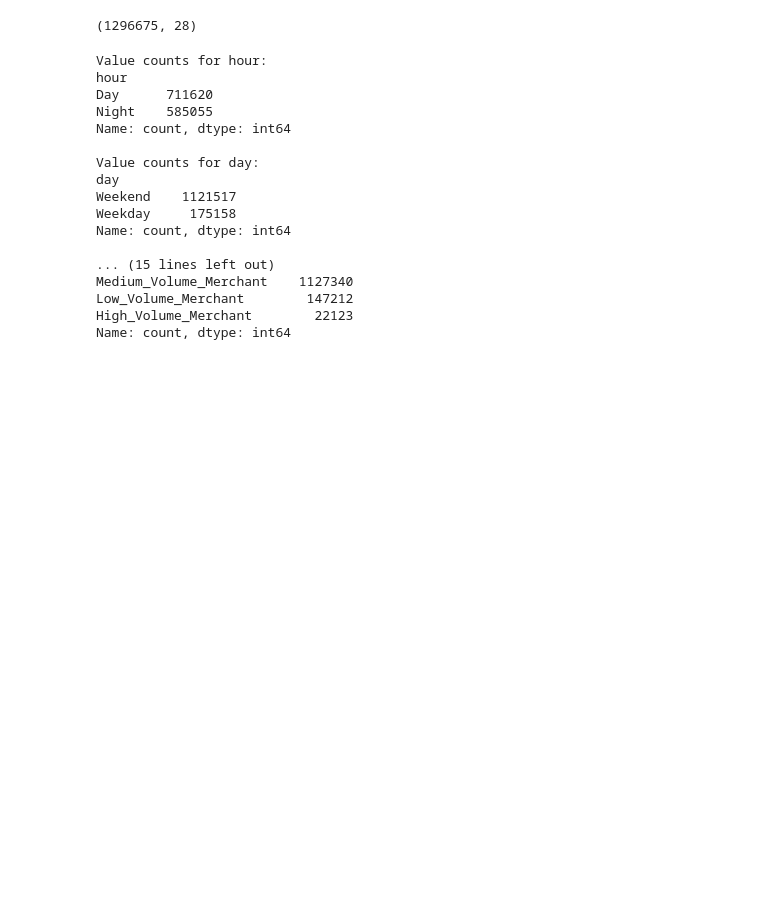
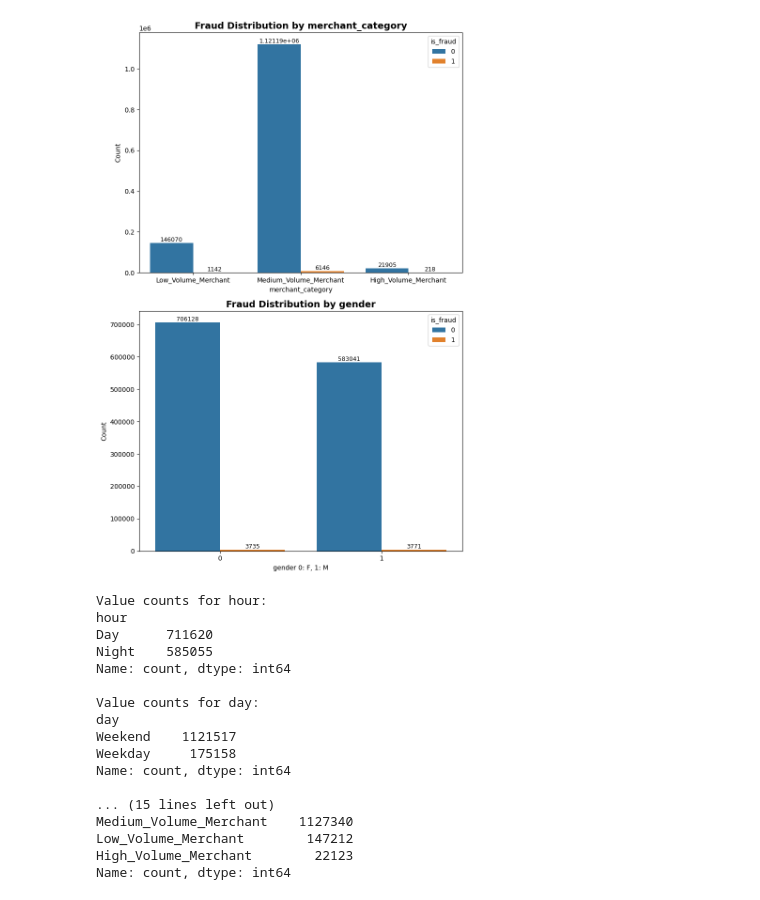
Before and after one commit to shabdpathak-935/CODSOFT, a Jupyter notebook: Credit-Card-Fraud-Detection.ipynb, the cells around one changed output. Drawn from its saved outputs; the diff is of its cells as text; code cells hidden in the pictures; blank space fills up the shorter version.

```diff
--- a/Credit-Card-Fraud-Detection.ipynb
+++ b/Credit-Card-Fraud-Detection.ipynb
@@ -136,3 +206,29 @@ test_data['gender_encoded'] = test_data['gender'].map({'F': 0, 'M': 1})
+# %%
+fig, axes = plt.subplots(2, 1, figsize=(8, 12))
+
+
+sns.countplot(x='merchant_category', data=train_data, hue='is_fraud', ax=axes[0])
+axes[0].set_title('Fraud Distribution by merchant_category', fontsize=14, fontweight='bold')
+axes[0].set_xlabel('merchant_category')
+axes[0].set_ylabel('Count')
+
+for container in axes[0].containers:
+    axes[0].bar_label(container, fontsize=9)
+
+
+sns.countplot(x='gender_encoded', data=train_data, hue='is_fraud', ax=axes[1])
+axes[1].set_title('Fraud Distribution by gender', fontsize=14, fontweight='bold')
+axes[1].set_xlabel('gender 0: F, 1: M')
+axes[1].set_ylabel('Count')
+
+for container in axes[1].containers:
+    axes[1].bar_label(container, fontsize=9)
+
+
+plt.tight_layout()
+plt.show()
+# %% [output]
+[figure, added]
 # %%
 city_fraud_rates = train_data.groupby('city')['is_fraud'].mean()
 train_data['city_fraud_rate'] = train_data['city'].map(city_fraud_rates)
@@ -156,10 +252,6 @@ test_data = pd.concat([test_data, test_cat_dummies], axis=1)
 # %%
 train_data.drop(columns = ['merchant', 'gender','job','street', 'first', 'last','category', 'lat','state', 'city', 'long', 'unix_time', 'trans_num', 'trans_date_trans_time', 'dob', 'birth_year'], inplace = True, axis = 1)
 test_data.drop(columns = ['merchant', 'gender','job','street', 'first', 'last','category', 'lat', 'state', 'city', 'long', 'unix_time', 'trans_num', 'trans_date_trans_time', 'dob', 'birth_year'], inplace = True, axis = 1)
-# %%
-train_data.shape
-# %% [output]
-(1296675, 28)
 # %%
 columns = train_data.columns
 obj_columns = []
```
Also changed, not shown: parts of 56 cells of this notebook.
